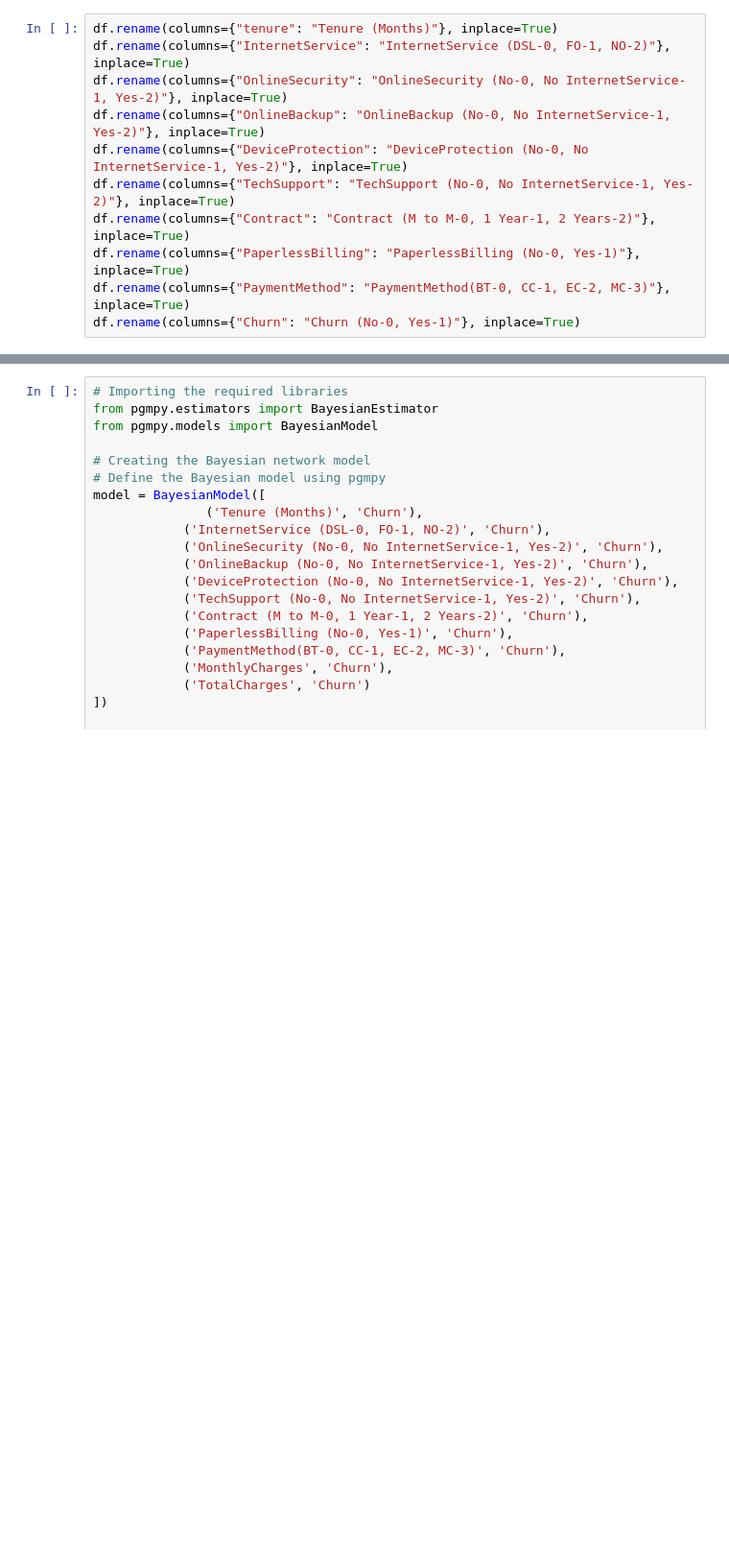
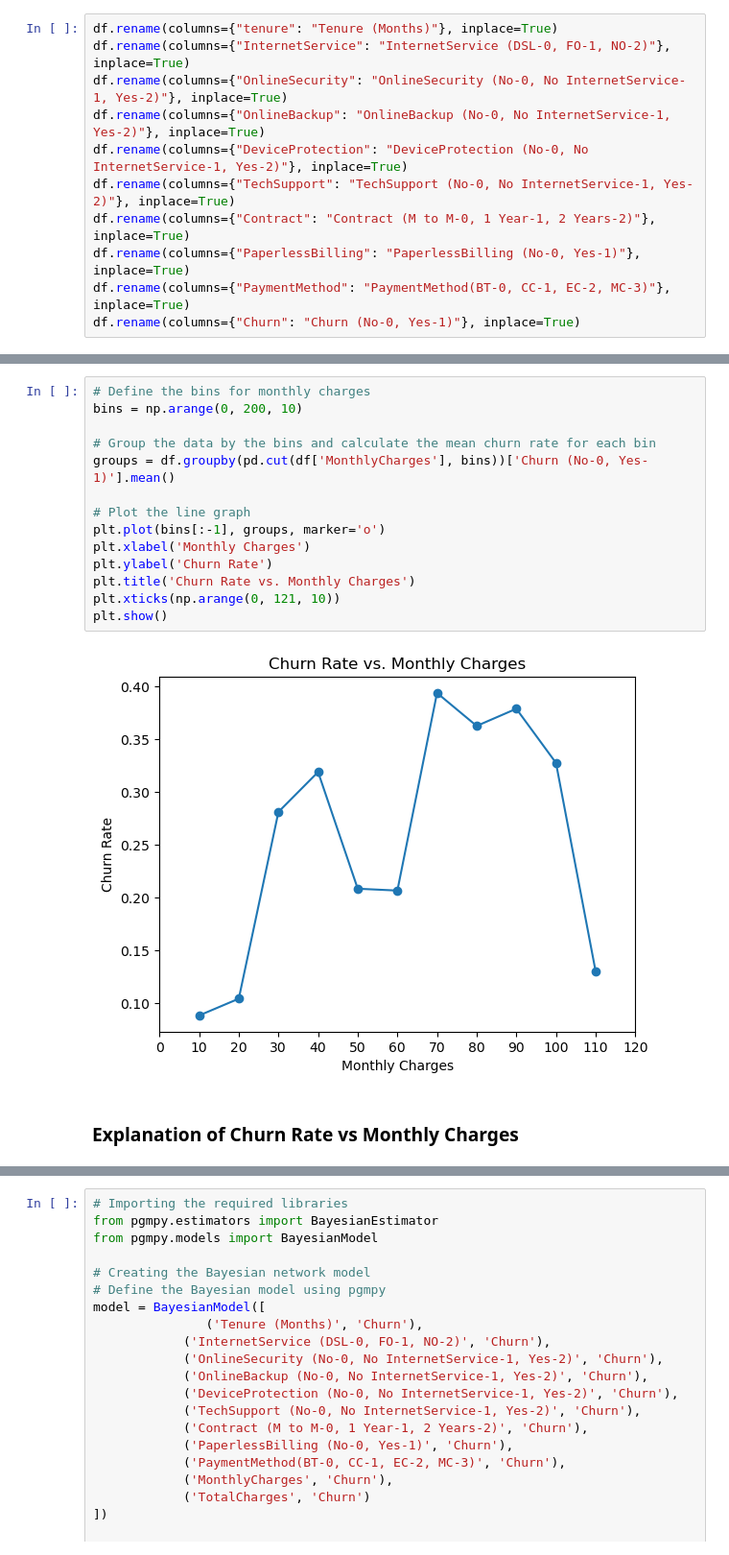
Before and after one commit to rickashb/BigDataAnalytics, a Jupyter notebook: bigdproject.ipynb, the cells around one changed output, grey strips where cells are left out. Shown at 96% size. Cells and saved outputs as stored; diff of their text form; blank space fills up the shorter version.

```diff
--- a/bigdproject.ipynb
+++ b/bigdproject.ipynb
@@ -335,0 +399,18 @@ df.head(10)
+# %%
+# Define the bins for monthly charges
+bins = np.arange(0, 200, 10)
+
+# Group the data by the bins and calculate the mean churn rate for each bin
+groups = df.groupby(pd.cut(df['MonthlyCharges'], bins))['Churn (No-0, Yes-1)'].mean()
+
+# Plot the line graph
+plt.plot(bins[:-1], groups, marker='o')
+plt.xlabel('Monthly Charges')
+plt.ylabel('Churn Rate')
+plt.title('Churn Rate vs. Monthly Charges')
+plt.xticks(np.arange(0, 121, 10))
+plt.show()
+# %% [output]
+[figure, added]
+# %% [markdown]
+### Explanation of Churn Rate vs Monthly Charges
```
Also changed, not shown: parts of 17 cells of this notebook.
